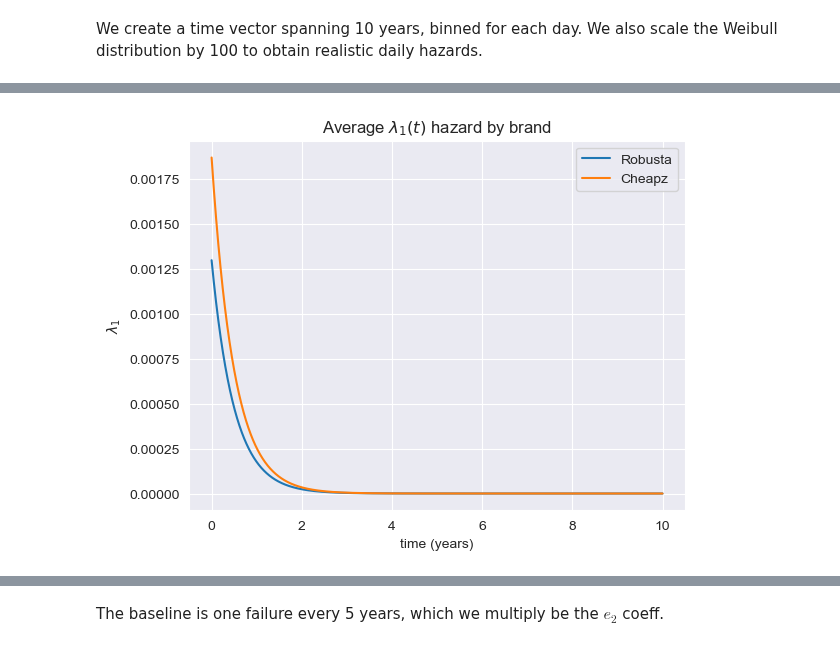
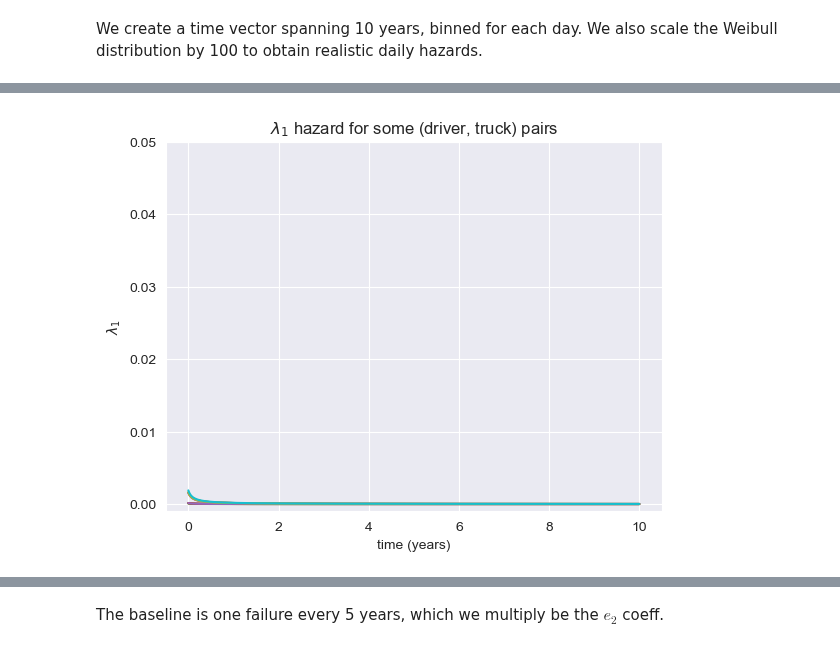
Before and after one commit to soda-inria/survival-analysis-benchmark, a Jupyter notebook: notebooks/truck_dataset.ipynb, the cells around one changed output, grey strips where cells are left out. Saved outputs shown, nothing was run; the diff lists cells and outputs as text; code cells hidden in the pictures.

Commit message:
wip: use weibull hazard functions + more discriminative X -> y mechanism

```diff
--- a/notebooks/truck_dataset.ipynb
+++ b/notebooks/truck_dataset.ipynb
@@ -117,7 +119,7 @@ $$
 \mathrm{UX}_{5}=1.0 \\
 $$
 # %%
-ux_levels = [.5, .7, .8, .9, 1]
+ux_levels = [.2, .5, .7, .9, 1.0]
 labels = [f"Model {idx}" for idx in range(1, len(ux_levels)+1)]
 ux_models = dict(zip(ux_levels, labels))
 
@@ -282,7 +331,7 @@ $$s \propto \mathrm{assembly\; quality} \times (1 - \mathrm{usage\; rate})$$
 since
 $$\lambda_1 \sim \mathrm{Weibull}(s, k)$$
 # %%
-df["e_1_s"] = 2 * df["assembly_quality"] * (1 - df["usage_rate"]) + 0.5
+df["e_1_s"] = (1 - df["assembly_quality"]) * df["usage_rate"]
 plt.hist(df["e_1_s"], bins=30);
 plt.title("Assembly failure $s$ coefficient distribution");
 # %% [output]
@@ -299,19 +355,5 @@ df.head()
 # %% [markdown]
 We create a time vector spanning 10 years, binned for each day. We also scale the Weibull distribution by 100 to obtain realistic daily hazards.
 # %%
-t = np.linspace(0, total_years, total_days)
-hazards_1 = np.vstack([
-    weibull_min.pdf(2*t, 1, loc=0, scale=1) / (800 * l)
-    for l in df["e_1_s"].values
-])
-
-fig, ax = plt.subplots()
-for idx, hazards_1_ in enumerate(hazards_1[:5]):
-    ax.plot(t, hazards_1_, label=idx)  # from weeks to days
-ax.set(
-    title="$\lambda_1$ hazard for 5 couples (driver, truck)",
-    xlabel="time (years)",
-    ylabel="$\lambda_1$",
-)
-plt.legend();
+df["e_1_s"].values.min()
 # %% [output]
@@ -319,16 +361,25 @@ plt.legend();
 # %%
-brands = df["brand"].unique()
+t = np.linspace(0, total_years, total_days)
+
+# hazards_1 = np.vstack([
+#     weibull_min.pdf(2*t, 1, loc=0, scale=1) / (800 * l)
+#     for l in df["e_1_s"].values
+# ])
+
+hazards_1 = np.vstack([
+    weibull_hazard(t, k=0.0003, s=1.) * s for s in df["e_1_s"].values
+])
 
 fig, ax = plt.subplots()
-for brand in brands:
-    mask_brand = df["brand"] == brand
-    mean_hazards = hazards_1[mask_brand].mean(axis=0)
-    ax.plot(t, mean_hazards, label=brand)
+for hazards_1_ in hazards_1[:5]:
+    ax.plot(t, hazards_1_)
+for hazards_1_ in hazards_1[-5:]:
+    ax.plot(t, hazards_1_)
 ax.set(
-    title="Average $\lambda_1(t)$ hazard by brand",
+    title="$\lambda_1$ hazard for some (driver, truck) pairs",
     xlabel="time (years)",
     ylabel="$\lambda_1$",
-)
-plt.legend();
+    ylim=hazards_ylim,
+);
 # %% [output]
-[figure, old version]
+[figure, new version]
```
Also changed, not shown: parts of 50 cells of this notebook, 1 other file.
